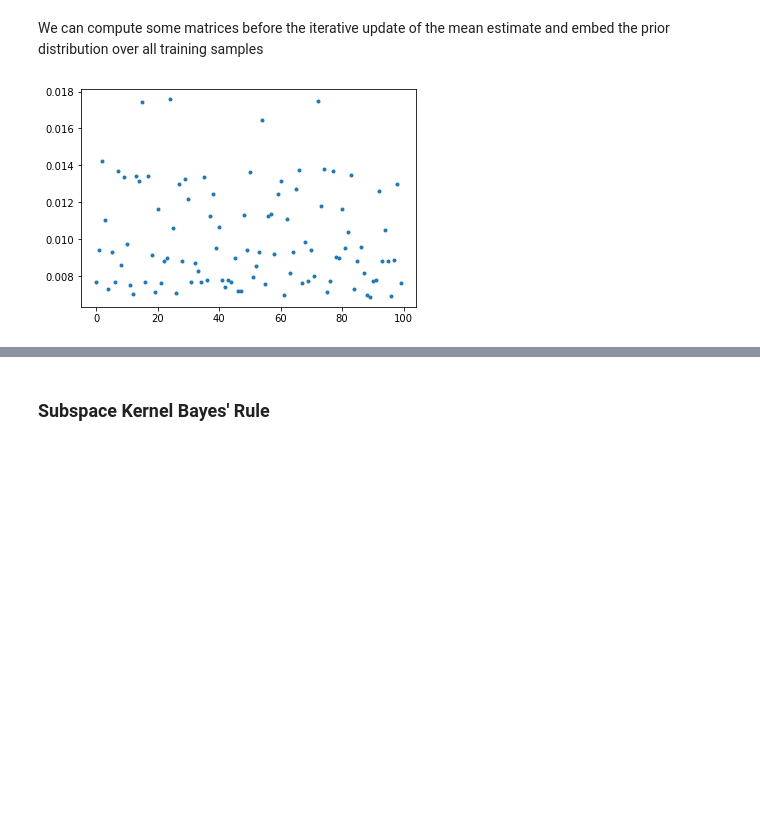
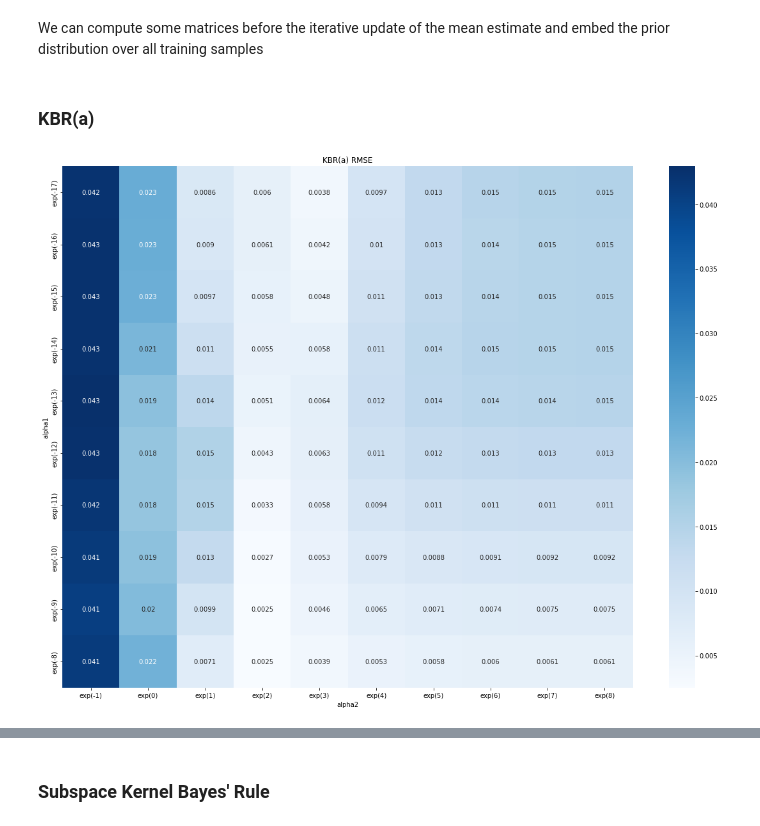
Before and after one commit to shellingford330/pyKKR, a Jupyter notebook: notebooks/Comparison of KKR, subKKR, KBR, and subKBR.ipynb, the cells around one changed output, grey strips where cells are left out. Drawn from its saved outputs; the diff is of its cells as text; code cells hidden in the pictures; blank space fills up the shorter version.

```diff
--- a/notebooks/Comparison of KKR, subKKR, KBR, and subKBR.ipynb
+++ b/notebooks/Comparison of KKR, subKKR, KBR, and subKBR.ipynb
@@ -214,14 +214,12 @@ _= axs[1].imshow(G)
 # %% [markdown]
 We can compute some matrices before the iterative update of the mean estimate and embed the prior distribution over all training samples
 # %%
-C = linalg.solve(K + alpha1 * np.eye(kernel_size), K, assume_a='pos')
+# C = linalg.solve(K + alpha1 * np.eye(kernel_size), K, assume_a='pos')
 
-K_all = kernel_k(reference_set[['context']].values,
-                               data[['context']].values)
-C_0 = linalg.solve(K + alpha1 * np.eye(kernel_size), K_all, assume_a='pos')
+# K_all = kernel_k(reference_set[['context']].values,
+#                                data[['context']].values)
+# C_0 = linalg.solve(K + alpha1 * np.eye(kernel_size), K_all, assume_a='pos')
 
-m_0 = np.mean(C_0, axis=1, keepdims=True)
+# m_0 = np.mean(C_0, axis=1, keepdims=True)
 
-_ = plt.plot(m_0, '.')
+# _ = plt.plot(m_0, '.')
-# %% [output]
-[figure, removed]
@@ -270,0 +226,60 @@ for i in range(numTestSamples):
+# %% [markdown]
+### KBR(a)
+# %%
+# regularization parameter for the inverses
+alphas1_KBRa = [np.exp(i) for i in range(-17, -7)]
+alphas1_labels_KBRa= ['exp({0})'.format(i) for i in range(-17, -7)]
+alphas2_KBRa = [np.exp(i) for i in range(-1, 9)]
+alphas2_labels_KBRa= ['exp({0})'.format(i) for i in range(-1, 9)]
+
+
+RMSE_KBRa = []
+min_RMSE_KBRa = 1e9
+best_kbraMu = []
+
+for alpha1 in alphas1_KBRa:
+    # 平均値を更新する前に事前計算する
+    C = linalg.solve(K + alpha1 * np.eye(kernel_size), K, assume_a='pos')
+
+    K_all = kernel_k(reference_set[['context']].values,
+                                   data[['context']].values)
+    C_0 = linalg.solve(K + alpha1 * np.eye(kernel_size), K_all, assume_a='pos')
+
+    m_0 = np.mean(C_0, axis=1, keepdims=True)
+
+    for alpha2 in alphas2_KBRa:
+        m_a = m_0.copy()
+
+        for i in range(numTestSamples):
+            # embed observation
+            y = testData.loc[i, 'samples'].reshape((-1,1))
+            g_y = k_g(y)
+
+            # perform Bayes update according to KBR(a)
+            L_a = C.dot(np.diag(m_a.flat))
+            D_a = np.diag(C.dot(m_a).flat)
+            D_aG = D_a.dot(G)
+
+            m_a = L_a.T.dot(linalg.solve(D_aG.dot(D_aG) + alpha2 * np.eye(kernel_size), G)).dot(D_a).dot(g_y)
+            #normalization
+            m_a = m_a / m_a.sum(axis=0)
+
+            # project into state space
+            testData.loc[i, 'kbraMu'] = X.T.dot(C.dot(m_a))[0][0]
+
+        rmse = mean_squared_error(testData['postMu'], testData['kbraMu'])
+        RMSE_KBRa.append(rmse)
+        if rmse < min_RMSE_KBRa:
+            best_kbraMu = testData['kbraMu']
+
+#  plot RMSE heatmap
+plt.figure(figsize=(20,15))
+plt.title("KBR(a) RMSE")
+df_KBRa = pd.DataFrame(data=np.array(RMSE_KBRa).reshape((len(alphas1_KBRa), len(alphas2_KBRa))), index=alphas1_labels_KBRa, columns=alphas2_labels_KBRa)
+s = sns.heatmap(df_KBRa, annot=True, cmap='Blues')
+s.set(xlabel='alpha2', ylabel='alpha1')
+
+# best kbraMu
+testData['kbraMu'] = best_kbraMu
+# %% [output]
+[figure, added]
```
Also changed, not shown: parts of 28 cells of this notebook, 2 other files.
